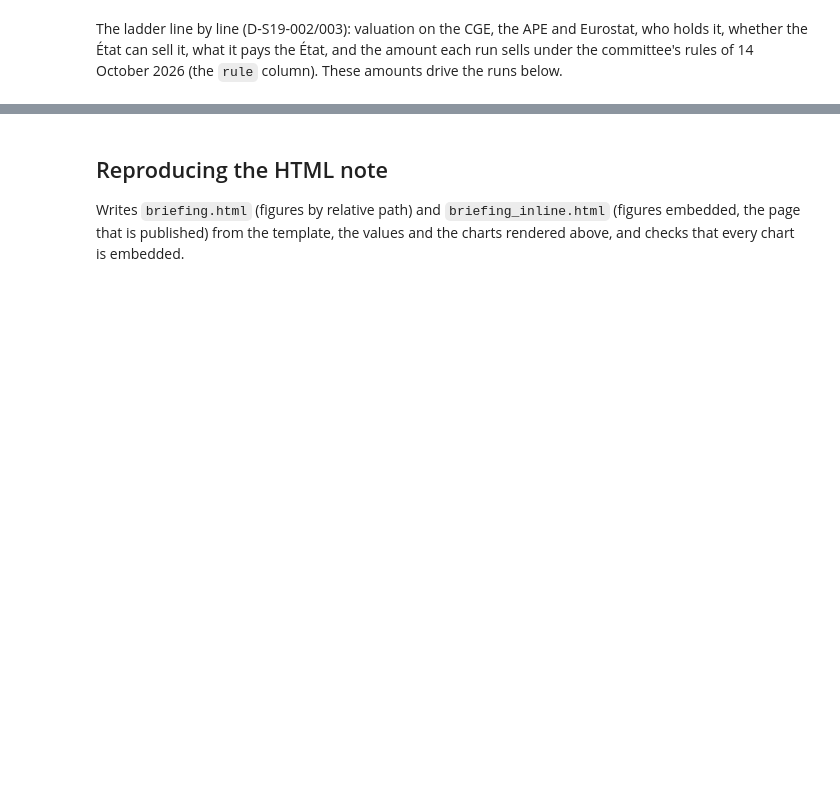
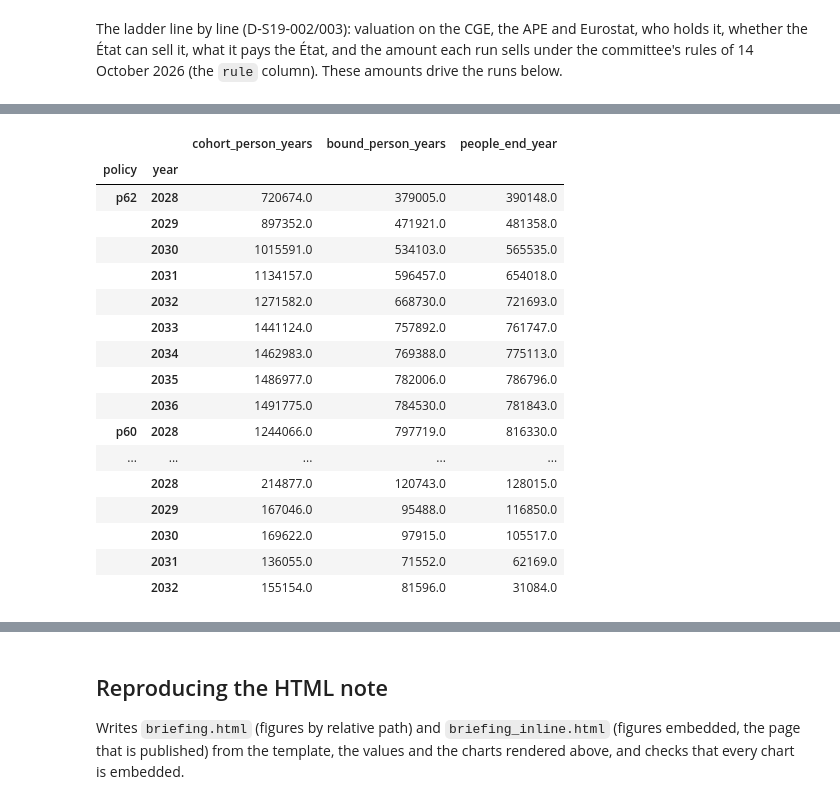
Before and after one commit to adrianchiu1/redbox, a Jupyter notebook: notebooks/France_fiscal_brief_20261013.ipynb, the cells around one changed output, grey strips where cells are left out. Cells and saved outputs as stored; diff of their text form; code cells hidden in the pictures; blank space fills up the shorter version.

```diff
--- a/notebooks/France_fiscal_brief_20261013.ipynb
+++ b/notebooks/France_fiscal_brief_20261013.ipynb
@@ -392,0 +458,22 @@ sd[sd.year.isin([2027, 2030, 2035])][cols].round(1).set_index(["run_label", "yea
+# %%
+pe = pd.read_csv(FIG / "pension_age_exposure.csv")
+pe[pe.variant == "central"].groupby(["policy", "year"])[["cohort_person_years", "bound_person_years", "people_end_year"]].sum().round(0).loc[["p62", "p60", "p64", "suspension"]].query("year <= 2036")
+# %% [output]
+|  |  | cohort_person_years | bound_person_years | people_end_year |
+| policy | year |  |  |  |
+| p62 | 2028 | 720674.0 | 379005.0 | 390148.0 |
+|  | 2029 | 897352.0 | 471921.0 | 481358.0 |
+|  | 2030 | 1015591.0 | 534103.0 | 565535.0 |
+|  | 2031 | 1134157.0 | 596457.0 | 654018.0 |
+|  | 2032 | 1271582.0 | 668730.0 | 721693.0 |
+|  | 2033 | 1441124.0 | 757892.0 | 761747.0 |
+|  | 2034 | 1462983.0 | 769388.0 | 775113.0 |
+|  | 2035 | 1486977.0 | 782006.0 | 786796.0 |
+|  | 2036 | 1491775.0 | 784530.0 | 781843.0 |
+| p60 | 2028 | 1244066.0 | 797719.0 | 816330.0 |
+| ... | ... | ... | ... | ... |
+|  | 2028 | 214877.0 | 120743.0 | 128015.0 |
+|  | 2029 | 167046.0 | 95488.0 | 116850.0 |
+|  | 2030 | 169622.0 | 97915.0 | 105517.0 |
+|  | 2031 | 136055.0 | 71552.0 | 62169.0 |
+|  | 2032 | 155154.0 | 81596.0 | 31084.0 |
```
Also changed, not shown: parts of 10 cells of this notebook, 25 other files.
